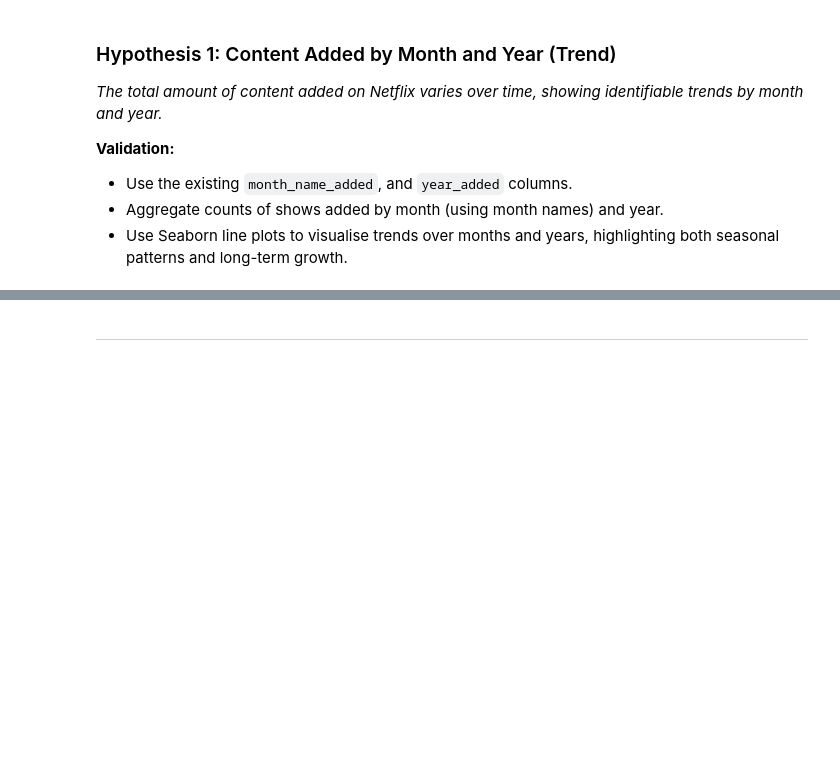
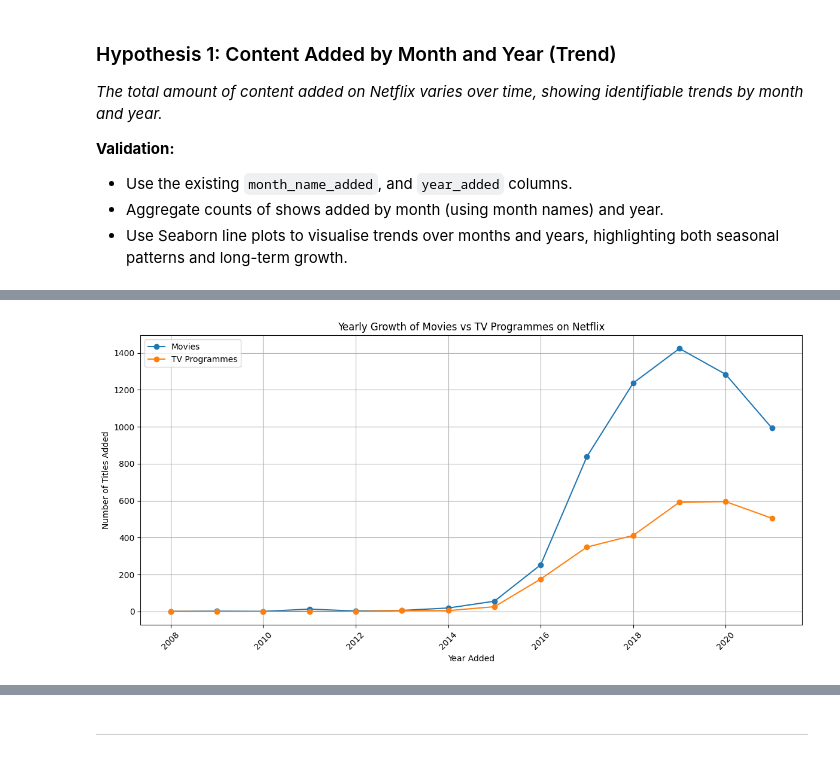
Before and after one commit to Harpreetkh/netflix-movies-and-tv-shows-analysis, a Jupyter notebook: jupyter_notebooks/Notebook_Template.ipynb, the cells around one changed output, grey strips where cells are left out. Drawn from its saved outputs; the diff is of its cells as text; code cells hidden in the pictures; blank space fills up the shorter version.

```diff
--- a/jupyter_notebooks/Notebook_Template.ipynb
+++ b/jupyter_notebooks/Notebook_Template.ipynb
@@ -368,0 +376,22 @@ plt.show()
+# %%
+# Group data by 'type' and 'year_added' and count entries
+yearly_counts = df.groupby(['type', 'year_added']).size().reset_index(name='count')
+
+# Pivot the data so we have years as x-axis and types as columns
+pivot_counts = yearly_counts.pivot(index='year_added', columns='type', values='count').fillna(0)
+
+# Plotting with Matplotlib
+plt.figure(figsize=(12,6))
+plt.plot(pivot_counts.index, pivot_counts['Movie'], marker='o', label='Movies')
+plt.plot(pivot_counts.index, pivot_counts['TV Show'], marker='o', label='TV Programmes')
+
+plt.title('Yearly Growth of Movies vs TV Programmes on Netflix')
+plt.xlabel('Year Added')
+plt.ylabel('Number of Titles Added')
+plt.legend()
+plt.xticks(rotation=45)
+plt.grid(True)
+plt.tight_layout()
+plt.show()
+# %% [output]
+[figure, added]
```
Also changed, not shown: parts of 7 cells of this notebook.
